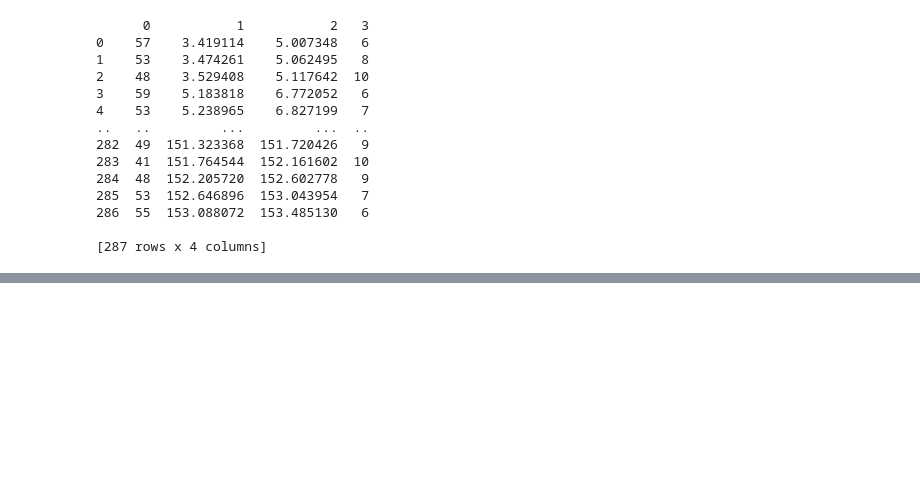
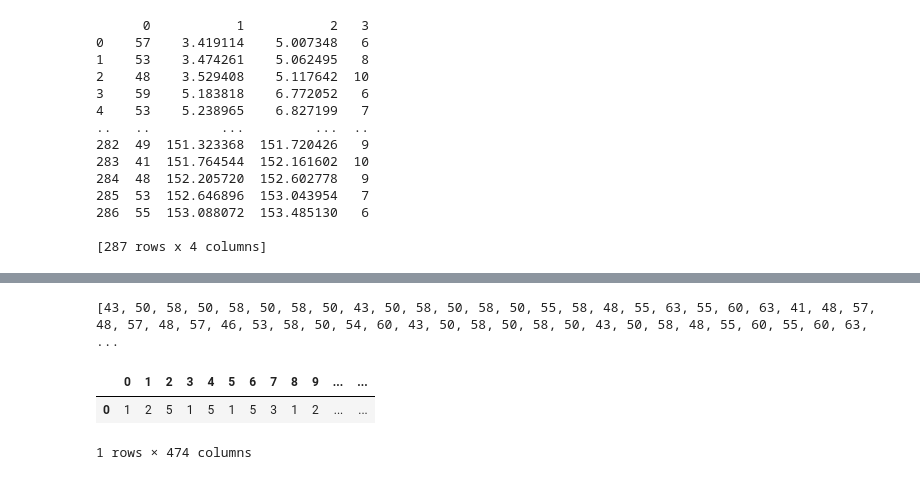
Before and after one commit to Ryan0v0/AR_piano, a Jupyter notebook: fingering/data io.ipynb, the cells around one changed output, grey strips where cells are left out. Cells and saved outputs as stored; diff of their text form; code cells hidden in the pictures; blank space fills up the shorter version.

```diff
--- a/fingering/data io.ipynb
+++ b/fingering/data io.ipynb
@@ -172,0 +196,14 @@ res_left.to_csv("./left_test.txt", sep='|', index=False, header=False, float_for
+# %%
+res=[]
+for index,row in df_hd3.iterrows():
+    res.append(int(row[0]))
+print(res)
+# %% [output]
+[43, 50, 58, 50, 58, 50, 58, 50, 43, 50, 58, 50, 58, 50, 55, 58, 48, 55, 63, 55, 60, 63, 41, 48, 57, 48, 57, 48, 57, 46, 53, 58, 50, 54, 60, 43, 50, 58, 50, 58, 50, 43, 50, 58, 48, 55, 60, 55, 60, 63, ...
+# %%
+df_hd3_1 = pd.read_table("./output3.txt", sep=',', header=None)
+df_hd3_1.head()
+# %% [output]
+|  | 0 | 1 | 2 | 3 | 4 | 5 | 6 | 7 | 8 | 9 | ... | ... |
+| 0 | 1 | 2 | 5 | 1 | 5 | 1 | 5 | 3 | 1 | 2 | ... | ... |
+1 rows × 474 columns
```
Also changed, not shown: parts of 16 cells of this notebook, 18 other files.
